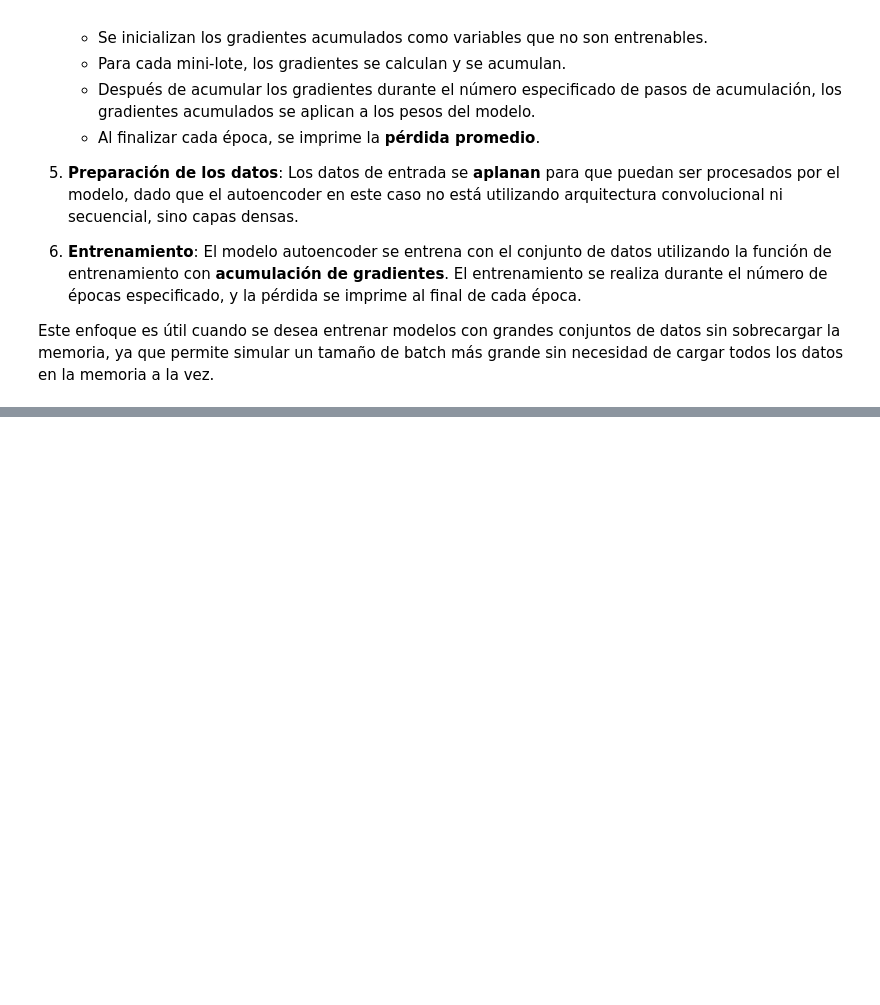
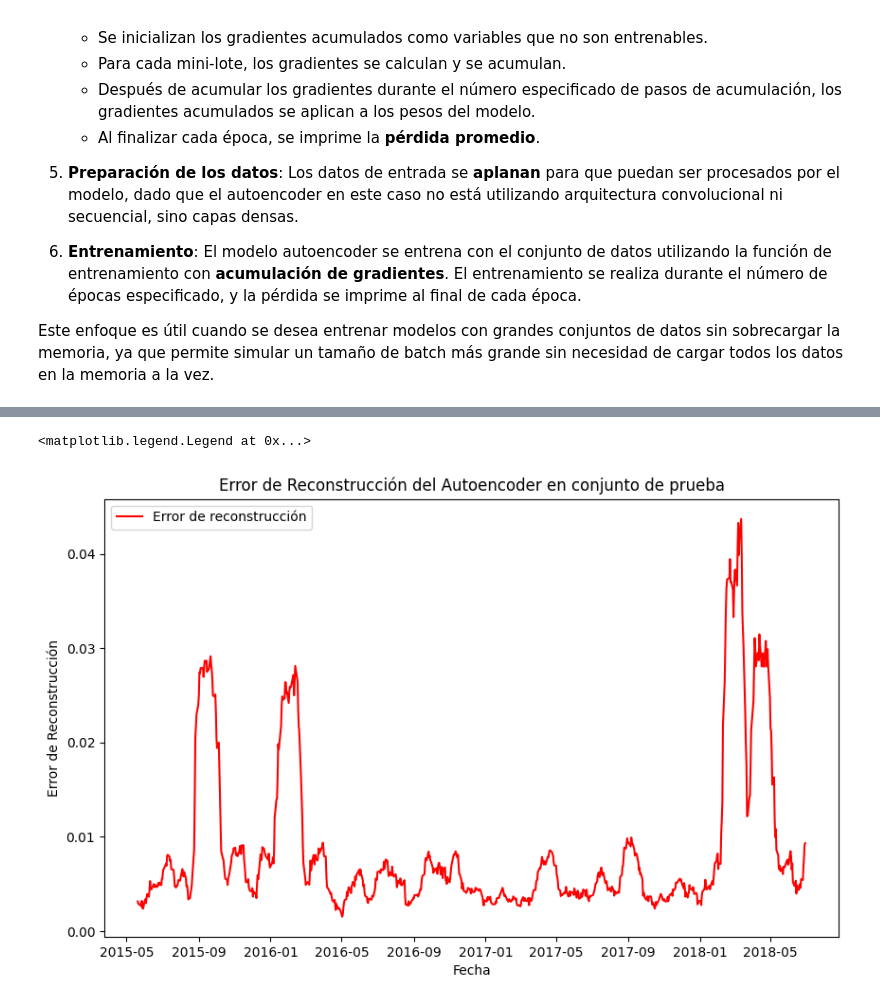
Before and after one commit to RicardoLoperaV/AutoVisionClust, a Jupyter notebook: Anomaly Detection/Anomaly_Detection.ipynb, the cells around one changed output, grey strips where cells are left out. Cells and saved outputs as stored; diff of their text form; code cells hidden in the pictures; blank space fills up the shorter version.

```diff
--- a/Anomaly Detection/Anomaly_Detection.ipynb
+++ b/Anomaly Detection/Anomaly_Detection.ipynb
@@ -265,0 +291,13 @@ plt.show()
+# %%
+# Veamos las predicciones del test set
+reconstructed_test = autoencoder.predict(X_test.reshape(X_test.shape[0], -1))
+# Calculamos el error de reconstrucción para el conjunto de prueba
+mse_loss_test = np.mean(np.power(X_test.reshape(X_test.shape[0], -1) - reconstructed_test, 2), axis=1)
+print('MSE Loss Test:', np.mean(mse_loss_test))
+plt.figure(figsize=(10, 6))
+plt.plot(test_data.index[time_steps:], mse_loss_test, label='Error de reconstrucción', color='red')
+plt.title('Error de Reconstrucción del Autoencoder en conjunto de prueba')
+plt.xlabel('Fecha')
+plt.ylabel('Error de Reconstrucción')
+plt.legend()
+# %% [output]
@@ -265,0 +306,2 @@ plt.show()
+<matplotlib.legend.Legend at 0x...>
+[figure, added]
```
Also changed, not shown: parts of 7 cells of this notebook, 1 other file.
